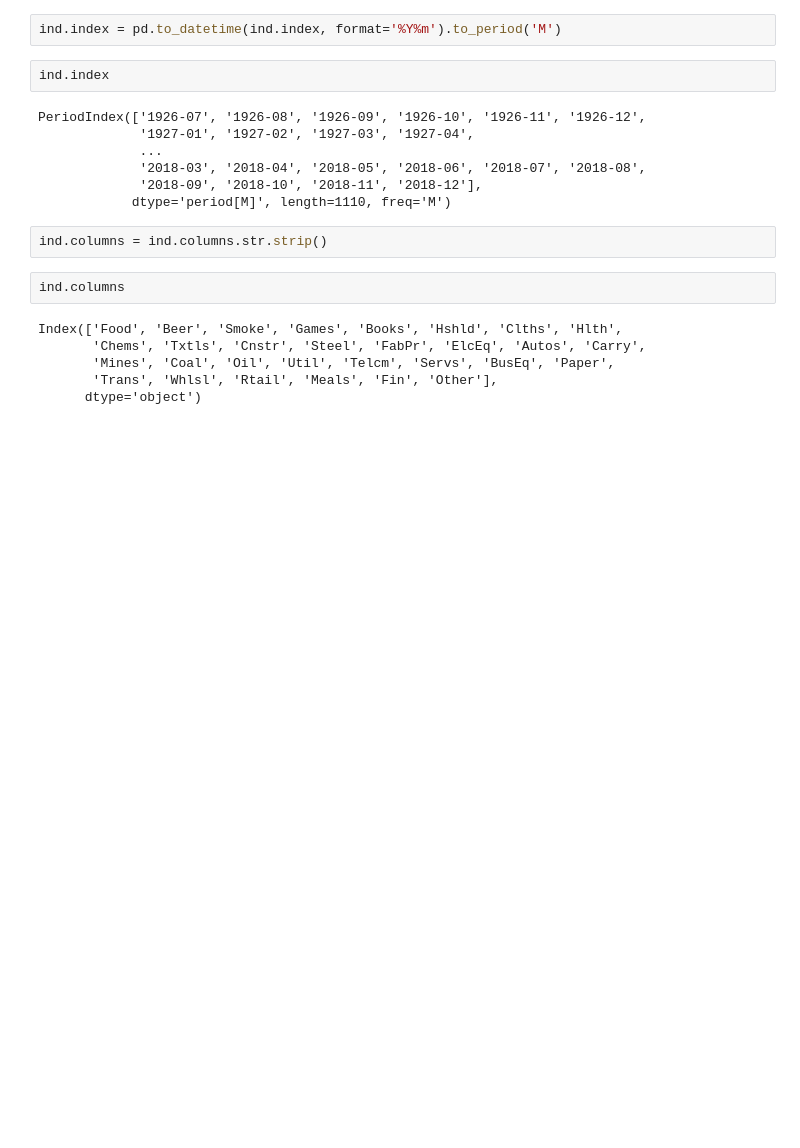
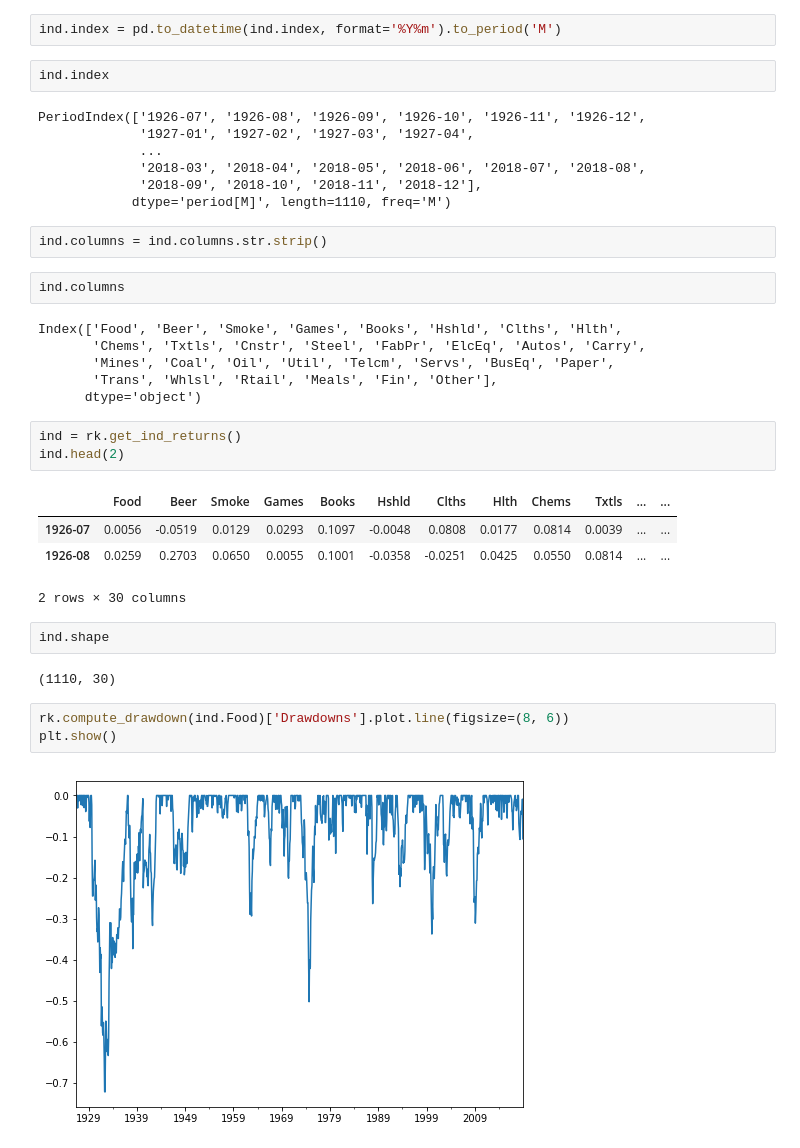
Before and after one commit to allaccountstaken/risk_toolkit, a Jupyter notebook: frontier.ipynb, the cells around one changed output. Drawn from its saved outputs; the diff is of its cells as text; blank space fills up the shorter version.

```diff
--- a/frontier.ipynb
+++ b/frontier.ipynb
@@ -42,3 +50,20 @@ Index(['Food', 'Beer', 'Smoke', 'Games', 'Books', 'Hshld', 'Clths', 'Hlth',
        'Mines', 'Coal', 'Oil', 'Util', 'Telcm', 'Servs', 'BusEq', 'Paper',
        'Trans', 'Whlsl', 'Rtail', 'Meals', 'Fin', 'Other'],
       dtype='object')
+# %%
+ind = rk.get_ind_returns()
+ind.head(2)
+# %% [output]
+|  | Food | Beer | Smoke | Games | Books | Hshld | Clths | Hlth | Chems | Txtls | ... | ... |
+| 1926-07 | 0.0056 | -0.0519 | 0.0129 | 0.0293 | 0.1097 | -0.0048 | 0.0808 | 0.0177 | 0.0814 | 0.0039 | ... | ... |
+| 1926-08 | 0.0259 | 0.2703 | 0.0650 | 0.0055 | 0.1001 | -0.0358 | -0.0251 | 0.0425 | 0.0550 | 0.0814 | ... | ... |
+2 rows × 30 columns
+# %%
+ind.shape
+# %% [output]
+(1110, 30)
+# %%
+rk.compute_drawdown(ind.Food)['Drawdowns'].plot.line(figsize=(8, 6))
+plt.show()
+# %% [output]
+[figure, added]
```
Also changed, not shown: parts of 6 cells of this notebook, 2 other files.
